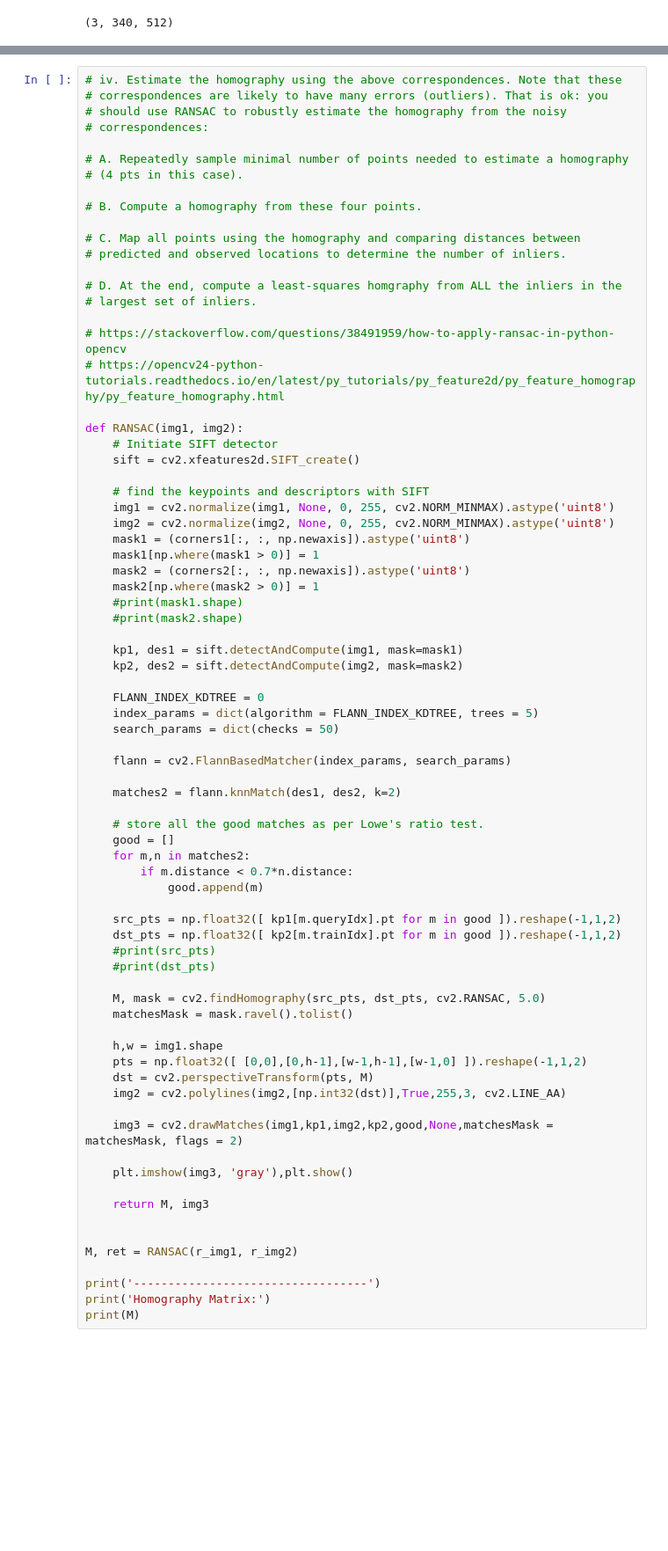
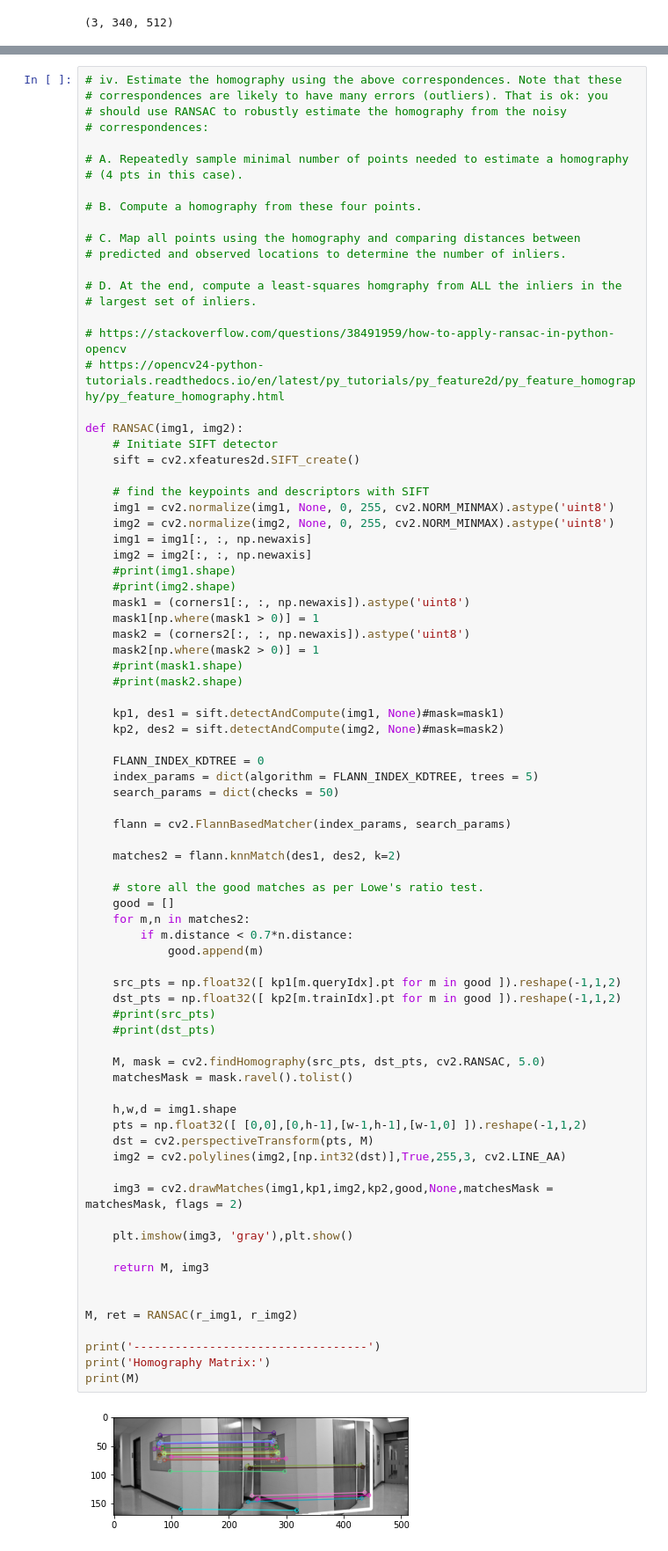
Before and after one commit to scheung97/EECE5639_ComputerVision, a Jupyter notebook: p2.ipynb, the cells around one changed output, grey strips where cells are left out. Shown at 88% size. Drawn from its saved outputs; the diff is of its cells as text; blank space fills up the shorter version.

```diff
--- a/p2.ipynb
+++ b/p2.ipynb
@@ -349,6 +393,10 @@ def RANSAC(img1, img2):
     # find the keypoints and descriptors with SIFT
     img1 = cv2.normalize(img1, None, 0, 255, cv2.NORM_MINMAX).astype('uint8')
     img2 = cv2.normalize(img2, None, 0, 255, cv2.NORM_MINMAX).astype('uint8')
+    img1 = img1[:, :, np.newaxis]
+    img2 = img2[:, :, np.newaxis]
+    #print(img1.shape)
+    #print(img2.shape)
     mask1 = (corners1[:, :, np.newaxis]).astype('uint8')
     mask1[np.where(mask1 > 0)] = 1
     mask2 = (corners2[:, :, np.newaxis]).astype('uint8')
@@ -356,8 +404,8 @@ def RANSAC(img1, img2):
     #print(mask1.shape)
     #print(mask2.shape)
 
-    kp1, des1 = sift.detectAndCompute(img1, mask=mask1)
-    kp2, des2 = sift.detectAndCompute(img2, mask=mask2)
+    kp1, des1 = sift.detectAndCompute(img1, None)#mask=mask1)
+    kp2, des2 = sift.detectAndCompute(img2, None)#mask=mask2)
 
     FLANN_INDEX_KDTREE = 0
     index_params = dict(algorithm = FLANN_INDEX_KDTREE, trees = 5)
@@ -370,31 +418,33 @@ def RANSAC(img1, img2):
     # store all the good matches as per Lowe's ratio test.
     good = []
     for m,n in matches2:
         if m.distance < 0.7*n.distance:
             good.append(m)
 
     src_pts = np.float32([ kp1[m.queryIdx].pt for m in good ]).reshape(-1,1,2)
     dst_pts = np.float32([ kp2[m.trainIdx].pt for m in good ]).reshape(-1,1,2)
     #print(src_pts)
     #print(dst_pts)
 
     M, mask = cv2.findHomography(src_pts, dst_pts, cv2.RANSAC, 5.0)
     matchesMask = mask.ravel().tolist()
 
-    h,w = img1.shape
+    h,w,d = img1.shape
     pts = np.float32([ [0,0],[0,h-1],[w-1,h-1],[w-1,0] ]).reshape(-1,1,2)
     dst = cv2.perspectiveTransform(pts, M)
     img2 = cv2.polylines(img2,[np.int32(dst)],True,255,3, cv2.LINE_AA)
 
     img3 = cv2.drawMatches(img1,kp1,img2,kp2,good,None,matchesMask = matchesMask, flags = 2)
 
     plt.imshow(img3, 'gray'),plt.show()
 
     return M, img3
 
 
 M, ret = RANSAC(r_img1, r_img2)
 
 print('----------------------------------')
 print('Homography Matrix:')
 print(M)
+# %% [output]
+[figure, added]
```
Also changed, not shown: parts of 5 cells of this notebook.
